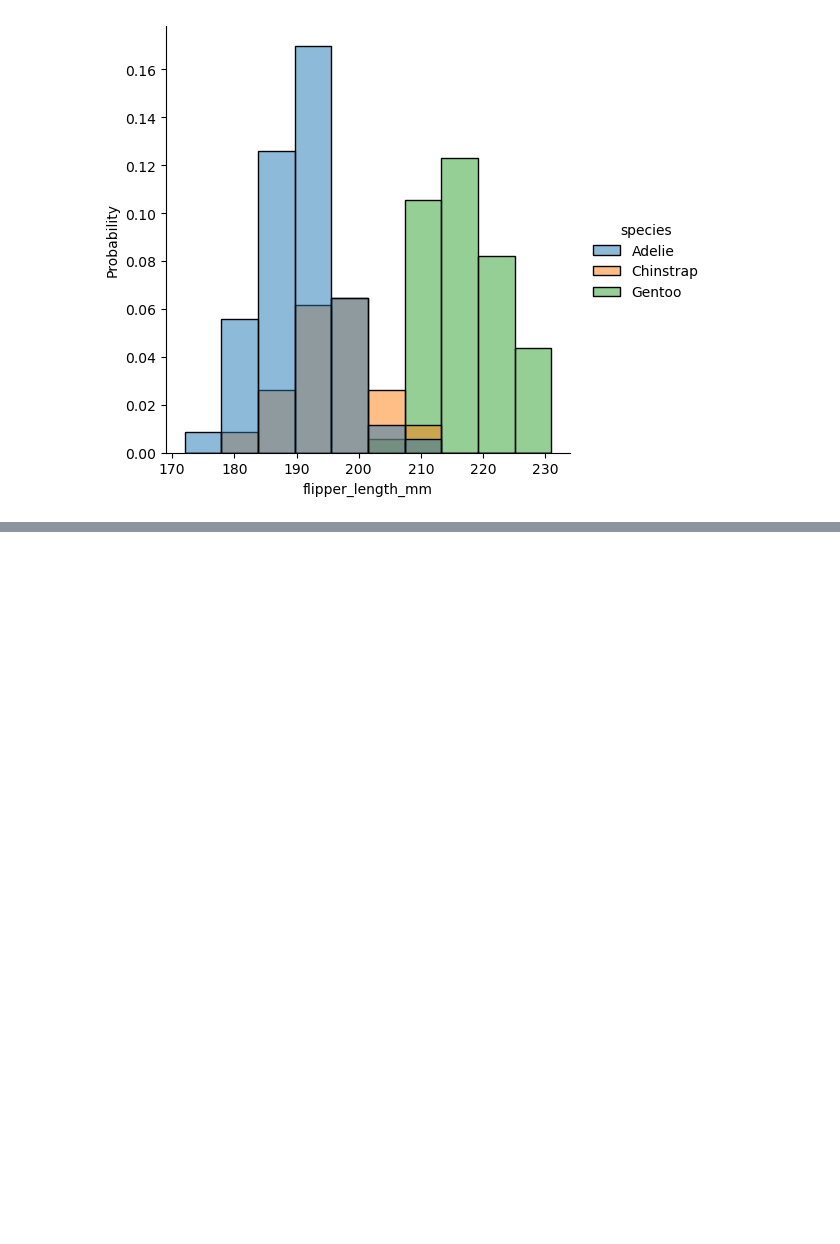
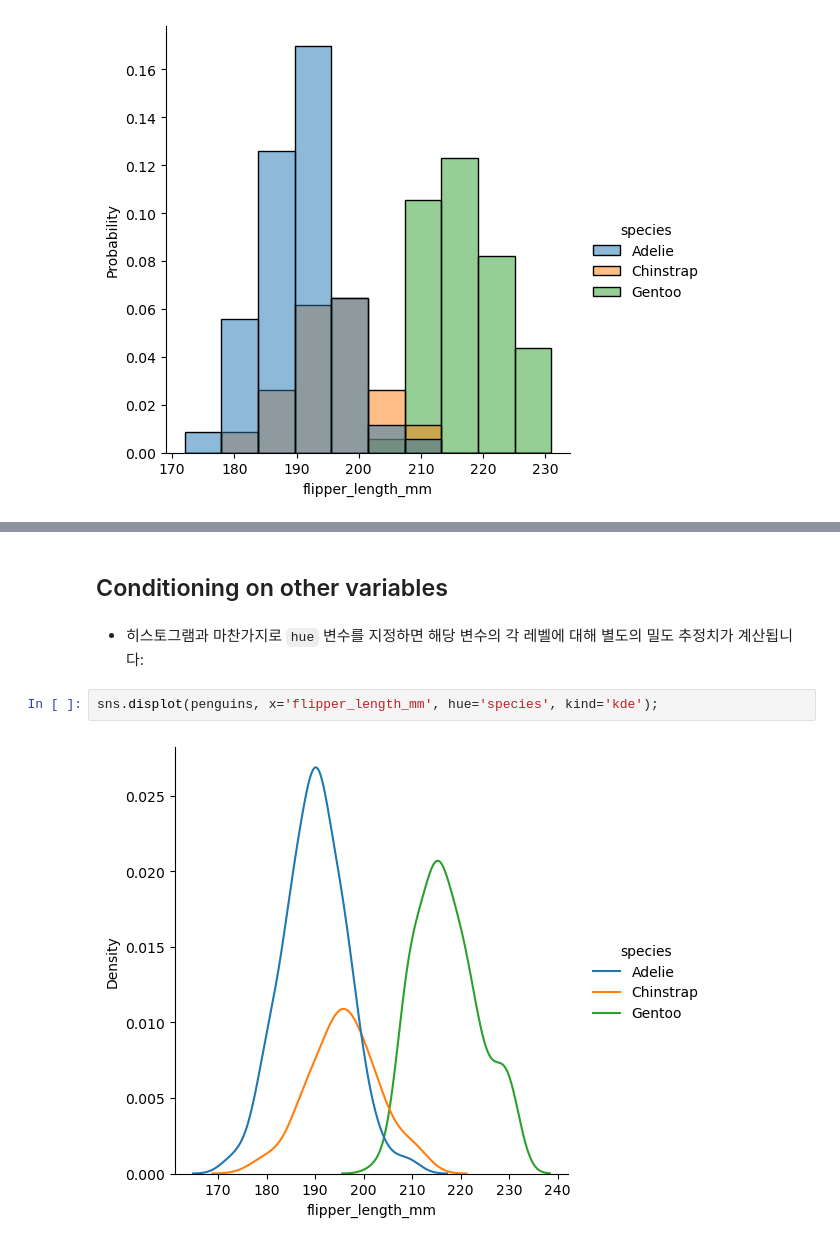
Before and after one commit to Daconic/Seaborn_tutorial_KOR, a Jupyter notebook: Visualizing distributions of data.ipynb, the cells around one changed output, grey strips where cells are left out. Cells and saved outputs as stored; diff of their text form; blank space fills up the shorter version.

```diff
--- a/Visualizing distributions of data.ipynb
+++ b/Visualizing distributions of data.ipynb
@@ -136,0 +164,8 @@ sns.displot(penguins, x="flipper_length_mm", hue="species", stat="probability");
+# %% [markdown]
+## Conditioning on other variables
+# %% [markdown]
+- 히스토그램과 마찬가지로 `hue` 변수를 지정하면 해당 변수의 각 레벨에 대해 별도의 밀도 추정치가 계산됩니다:
+# %%
+sns.displot(penguins, x='flipper_length_mm', hue='species', kind='kde');
+# %% [output]
+[figure, added]
```
Also changed, not shown: parts of 23 cells of this notebook.
